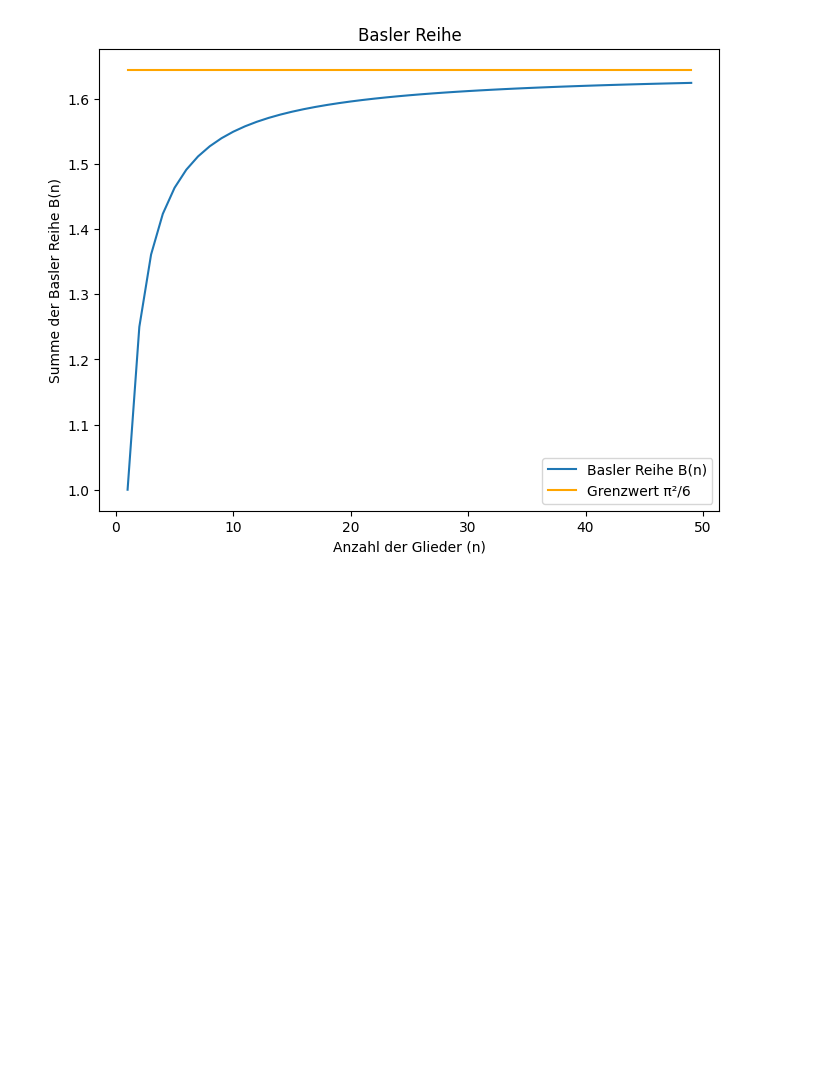
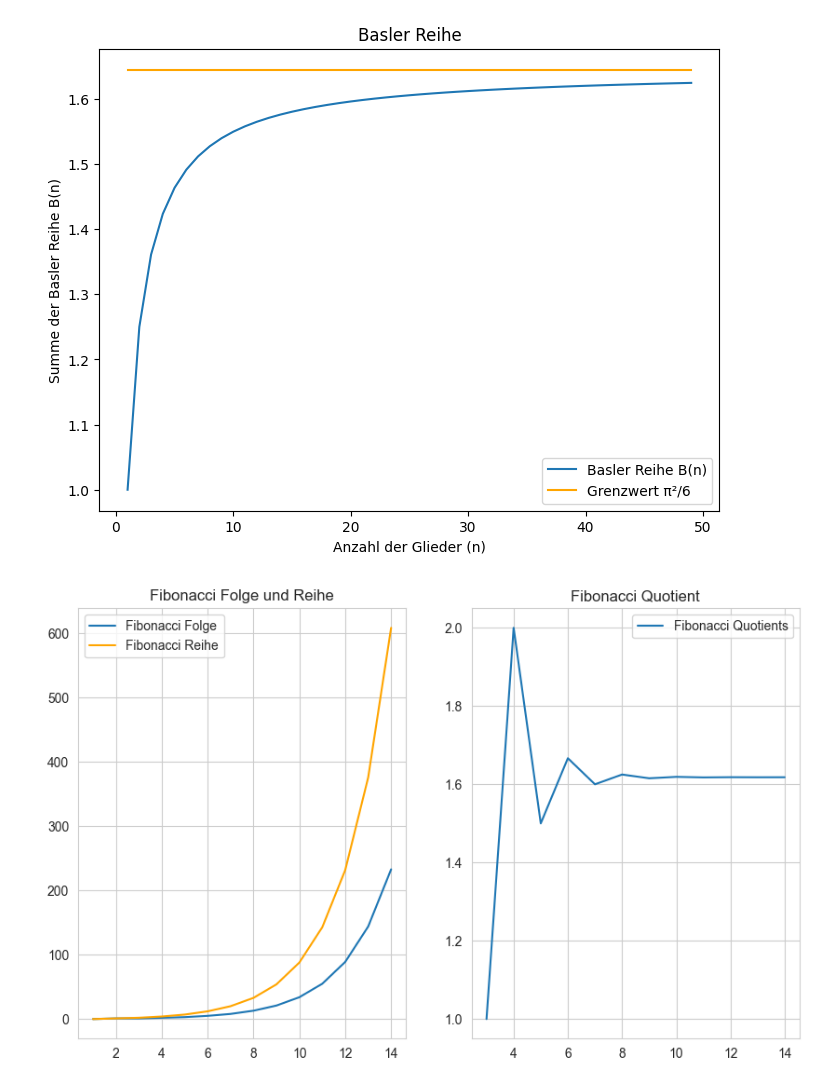
Before and after one commit to pauljado/math_practice, a Jupyter notebook: convergenc_plot.ipynb, the cells around one changed output. Saved outputs shown, nothing was run; the diff lists cells and outputs as text; code cells hidden in the pictures; blank space fills up the shorter version.

Commit message:
Erste Implemantation Fibonacci mit for loop

```diff
--- a/convergenc_plot.ipynb
+++ b/convergenc_plot.ipynb
@@ -105,3 +105,57 @@ ax.set_ylabel('Summe der Basler Reihe B(n)')
 plt.show()
 # %% [output]
 [figure]
+# %%
+import numpy as np
+import matplotlib.pyplot as plt
+import seaborn as sns
+
+sns.set_style("whitegrid")
+
+# Fibonacci Folge und Reihe
+
+anzahl_glieder_4 = np.arange(1, 15)
+
+fib_folge = []
+
+f0 = 0
+f1 = 1
+
+for n in anzahl_glieder_4:
+    if n == 1:
+        fib_folge.append(f0)
+    elif n == 2:
+        fib_folge.append(f1)
+    else:
+        fn = f0 + f1
+        fib_folge.append(fn)
+        f0 = f1
+        f1 = fn
+
+fib_reihe = np.cumsum(fib_folge)
+
+#print(fib_folge)
+
+quotients = []
+
+for i, n in enumerate(fib_folge):
+    if i < 2:
+        quotients.append(np.nan)
+    else:
+        quotients.append(n / fib_folge[i-1])
+
+#print(quotients)
+
+anzahl_glieder_4_short = anzahl_glieder_4[3:]
+
+fig, ax = plt.subplots(1, 2, figsize=(10, 6))
+sns.lineplot(x=anzahl_glieder_4, y=fib_folge, ax=ax[0], label='Fibonacci Folge')
+sns.lineplot(x=anzahl_glieder_4, y=fib_reihe, ax=ax[0], color='orange', label='Fibonacci Reihe')
+ax[0].set_title('Fibonacci Folge und Reihe')
+
+sns.lineplot(x=anzahl_glieder_4, y=quotients, ax=ax[1], label="Fibonacci Quotients")
+ax[1].set_title("Fibonacci Quotient")
+
+plt.show()
+# %% [output]
+[figure, added]
```
